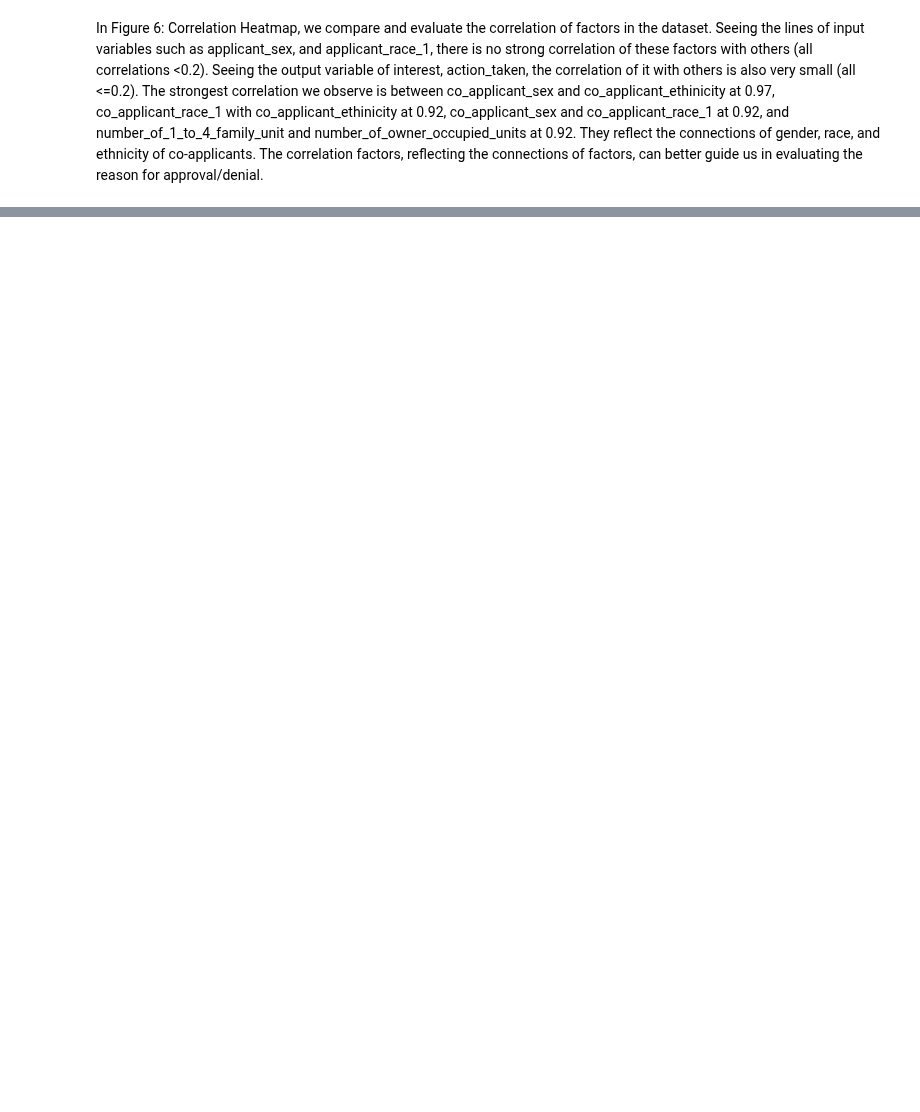
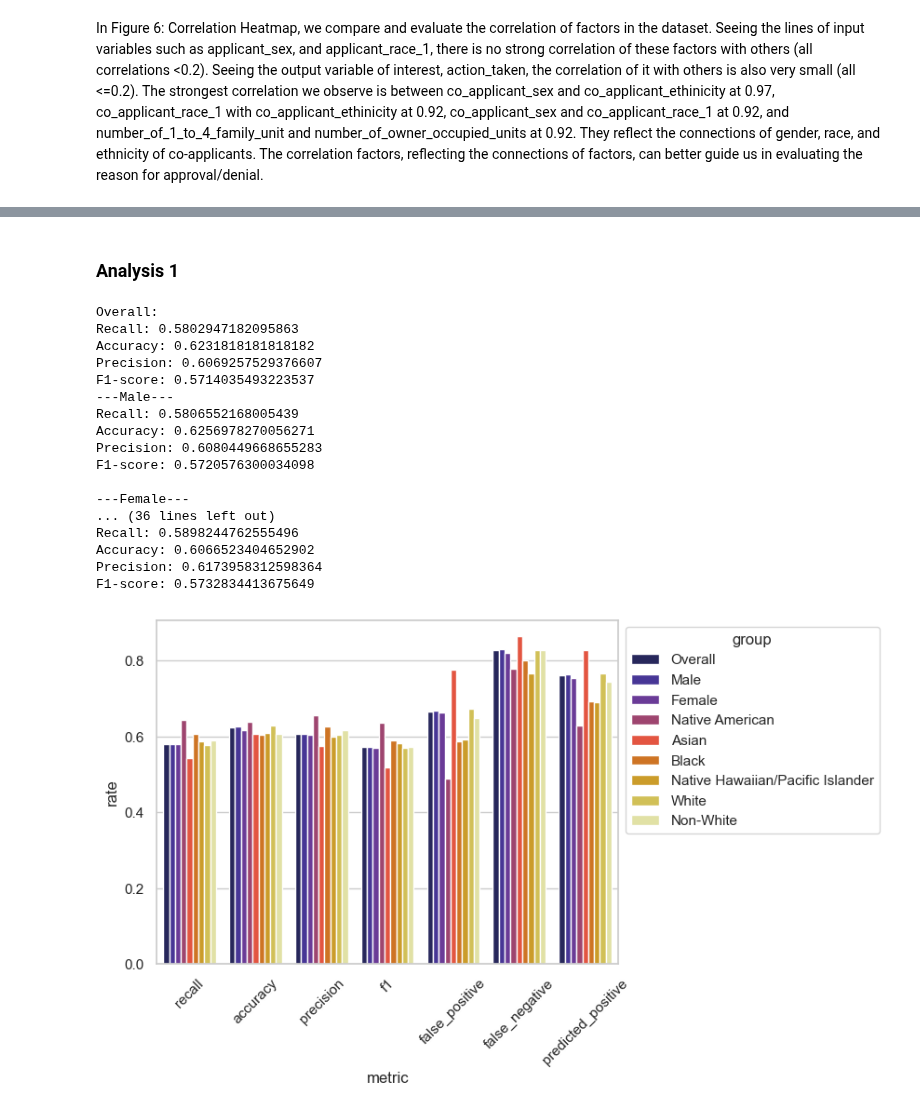
Before and after one commit to AtulyaL/INFO4390_Project, a Jupyter notebook: Phase 5.ipynb, the cells around one changed output, grey strips where cells are left out. Drawn from its saved outputs; the diff is of its cells as text; code cells hidden in the pictures; blank space fills up the shorter version.

Commit message:
added models to phase 5 and updated plots

```diff
--- a/Phase 5.ipynb
+++ b/Phase 5.ipynb
@@ -204,0 +253,6 @@ In Figure 6: Correlation Heatmap, we compare and evaluate the correlation of fac
+# %%
+X_train, X_test, y_train, y_test = split_data(processed_df)
+# %%
+# Features we'll focus on
+feats = list(encoder_c.get_feature_names_out(cat_cols))
+feats.extend(['loan_amount_000s', 'applicant_income_000s'])
@@ -204,0 +345,55 @@ In Figure 6: Correlation Heatmap, we compare and evaluate the correlation of fac
+# %%
+import matplotlib.pyplot as plt
+import seaborn as sns
+
+def plot_fairness(metric_df):
+    df = pd.melt(metric_df, id_vars="group", var_name="metric", value_name="rate")
+
+    sns.set_theme(style="whitegrid")
+    g = sns.barplot(x='metric', y='rate', hue='group', data=df, palette="CMRmap")
+    sns.move_legend(g, "upper left", bbox_to_anchor=(1, 1))
+    plt.xticks(rotation=45)
+# %% [markdown]
+### Analysis 1
+# %%
+from sklearn.linear_model import LogisticRegression
+from sklearn.preprocessing import StandardScaler
+
+# Model setup
+logistic_model = LogisticRegression(max_iter=10000, solver='liblinear', random_state=42)
+
+# scale the features:
+scaler = StandardScaler()
+X_train_scaled = scaler.fit_transform(X_train[feats])
+X_test_scaled = scaler.transform(X_test[feats])
+
+# Training the model
+logistic_model.fit(X_train_scaled, y_train)
+
+# Making predictions
+y_pred_lr = logistic_model.predict(X_test_scaled)
+
+# Reports
+lr_metrics = accuracy_report(y_pred_lr, y_test, X_test)
+
+# Plot fairness metrics
+plot_fairness(lr_metrics)
+# %% [output]
+Overall:
+Recall: 0.5802947182095863
+Accuracy: 0.6231818181818182
+Precision: 0.6069257529376607
+F1-score: 0.5714035493223537
+---Male---
+Recall: 0.5806552168005439
+Accuracy: 0.6256978270056271
+Precision: 0.6080449668655283
+F1-score: 0.5720576300034098
+
+---Female---
+... (36 lines left out)
+Recall: 0.5898244762555496
+Accuracy: 0.6066523404652902
+Precision: 0.6173958312598364
+F1-score: 0.5732834413675649
+[figure, added]
```
Also changed, not shown: parts of 20 cells of this notebook, 4 other files.
